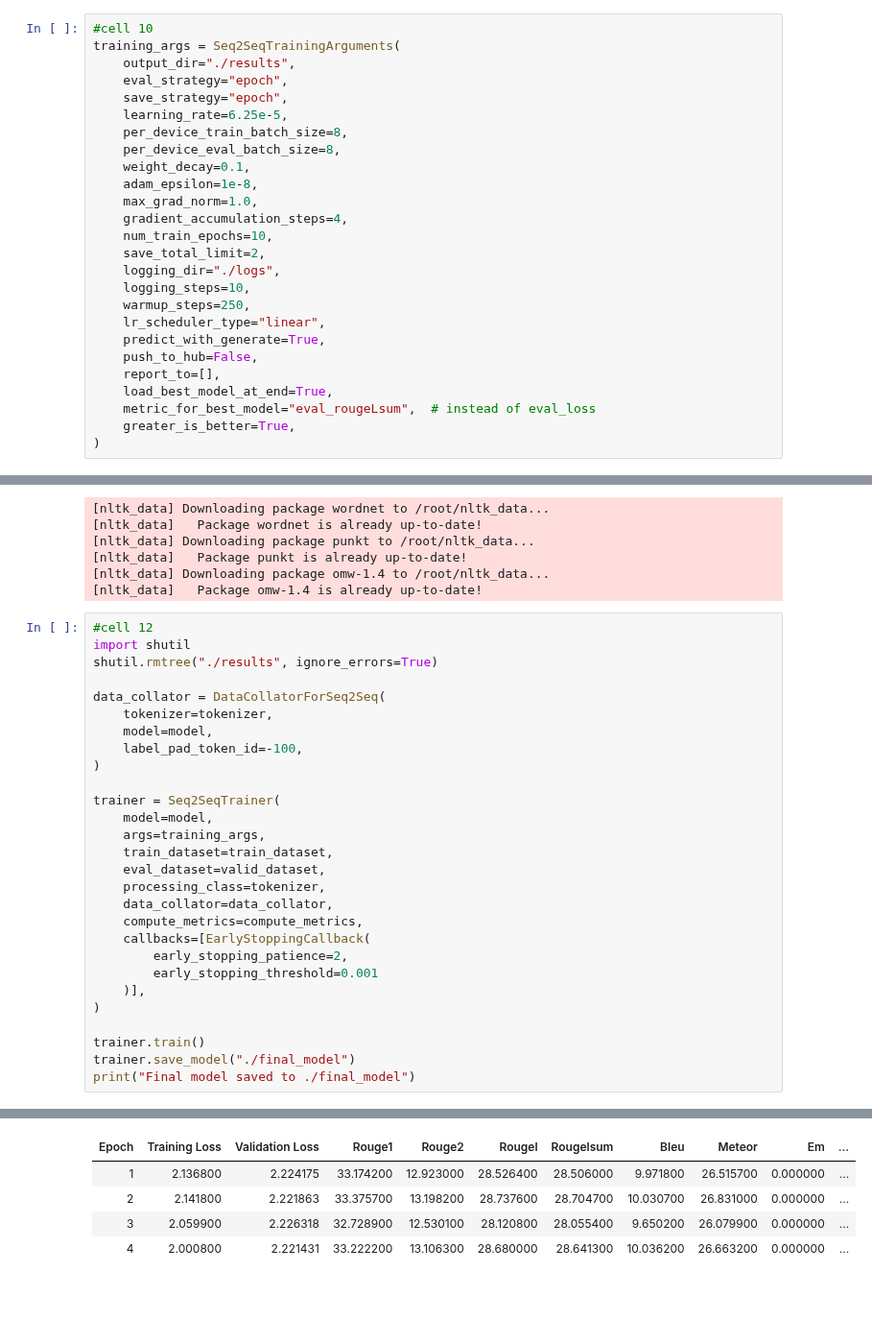
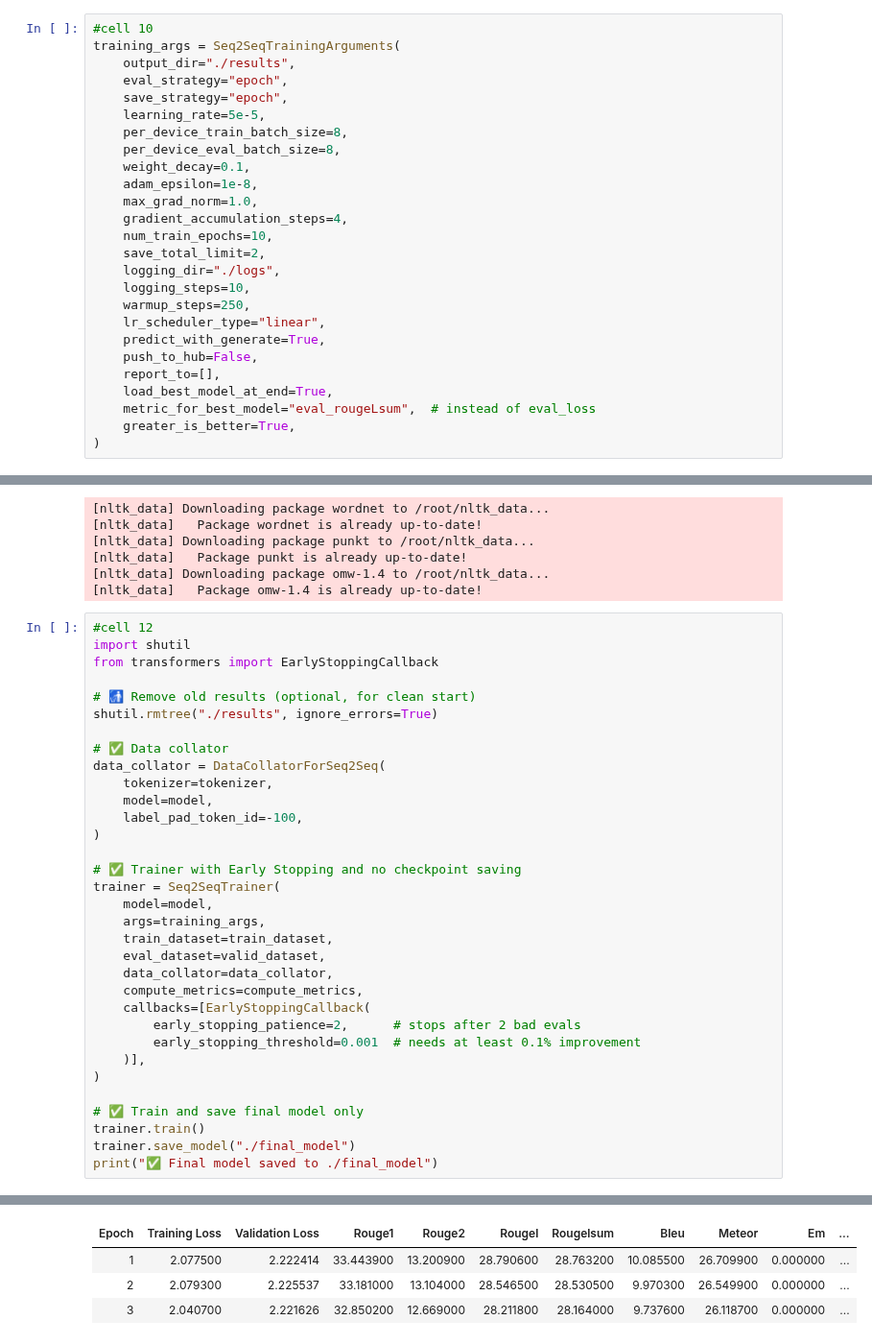
Before and after one commit to MSadatAnik/Phased-Training-for-Controllable-Question-Generation-A-Bloom-s-Taxonomy-Aligned-Approach, a Jupyter notebook: QG_V2.ipynb, the cells around one changed output, grey strips where cells are left out. Shown at 96% size. Drawn from its saved outputs; the diff is of its cells as text; blank space fills up the shorter version.

```diff
--- a/QG_V2.ipynb
+++ b/QG_V2.ipynb
@@ -215,7 +215,7 @@ training_args = Seq2SeqTrainingArguments(
     output_dir="./results",
     eval_strategy="epoch",
     save_strategy="epoch",
-    learning_rate=6.25e-5,
+    learning_rate=5e-5,
     per_device_train_batch_size=8,
     per_device_eval_batch_size=8,
     weight_decay=0.1,
@@ -308,29 +308,34 @@ def compute_metrics(eval_preds):
 # %%
 #cell 12
 import shutil
+from transformers import EarlyStoppingCallback
+
+# 🚮 Remove old results (optional, for clean start)
 shutil.rmtree("./results", ignore_errors=True)
 
+# ✅ Data collator
 data_collator = DataCollatorForSeq2Seq(
     tokenizer=tokenizer,
     model=model,
     label_pad_token_id=-100,
 )
 
+# ✅ Trainer with Early Stopping and no checkpoint saving
 trainer = Seq2SeqTrainer(
     model=model,
     args=training_args,
     train_dataset=train_dataset,
     eval_dataset=valid_dataset,
-    processing_class=tokenizer,
     data_collator=data_collator,
     compute_metrics=compute_metrics,
     callbacks=[EarlyStoppingCallback(
-        early_stopping_patience=2,
-        early_stopping_threshold=0.001
+        early_stopping_patience=2,      # stops after 2 bad evals
+        early_stopping_threshold=0.001  # needs at least 0.1% improvement
     )],
 )
 
+# ✅ Train and save final model only
 trainer.train()
 trainer.save_model("./final_model")
-print("Final model saved to ./final_model")
+print("✅ Final model saved to ./final_model")
 # %% [output]
@@ -338,6 +343,5 @@ print("Final model saved to ./final_model")
 | Epoch | Training Loss | Validation Loss | Rouge1 | Rouge2 | Rougel | Rougelsum | Bleu | Meteor | Em | ... |
-| 1 | 2.136800 | 2.224175 | 33.174200 | 12.923000 | 28.526400 | 28.506000 | 9.971800 | 26.515700 | 0.000000 | ... |
-| 2 | 2.141800 | 2.221863 | 33.375700 | 13.198200 | 28.737600 | 28.704700 | 10.030700 | 26.831000 | 0.000000 | ... |
-| 3 | 2.059900 | 2.226318 | 32.728900 | 12.530100 | 28.120800 | 28.055400 | 9.650200 | 26.079900 | 0.000000 | ... |
-| 4 | 2.000800 | 2.221431 | 33.222200 | 13.106300 | 28.680000 | 28.641300 | 10.036200 | 26.663200 | 0.000000 | ... |
+| 1 | 2.077500 | 2.222414 | 33.443900 | 13.200900 | 28.790600 | 28.763200 | 10.085500 | 26.709900 | 0.000000 | ... |
+| 2 | 2.079300 | 2.225537 | 33.181000 | 13.104000 | 28.546500 | 28.530500 | 9.970300 | 26.549900 | 0.000000 | ... |
+| 3 | 2.040700 | 2.221626 | 32.850200 | 12.669000 | 28.211800 | 28.164000 | 9.737600 | 26.118700 | 0.000000 | ... |
 There were missing keys in the checkpoint model loaded: ['encoder.embed_tokens.weight', 'decoder.embed_tokens.weight', 'lm_head.weight'].
```
Also changed, not shown: parts of 2 cells of this notebook.
